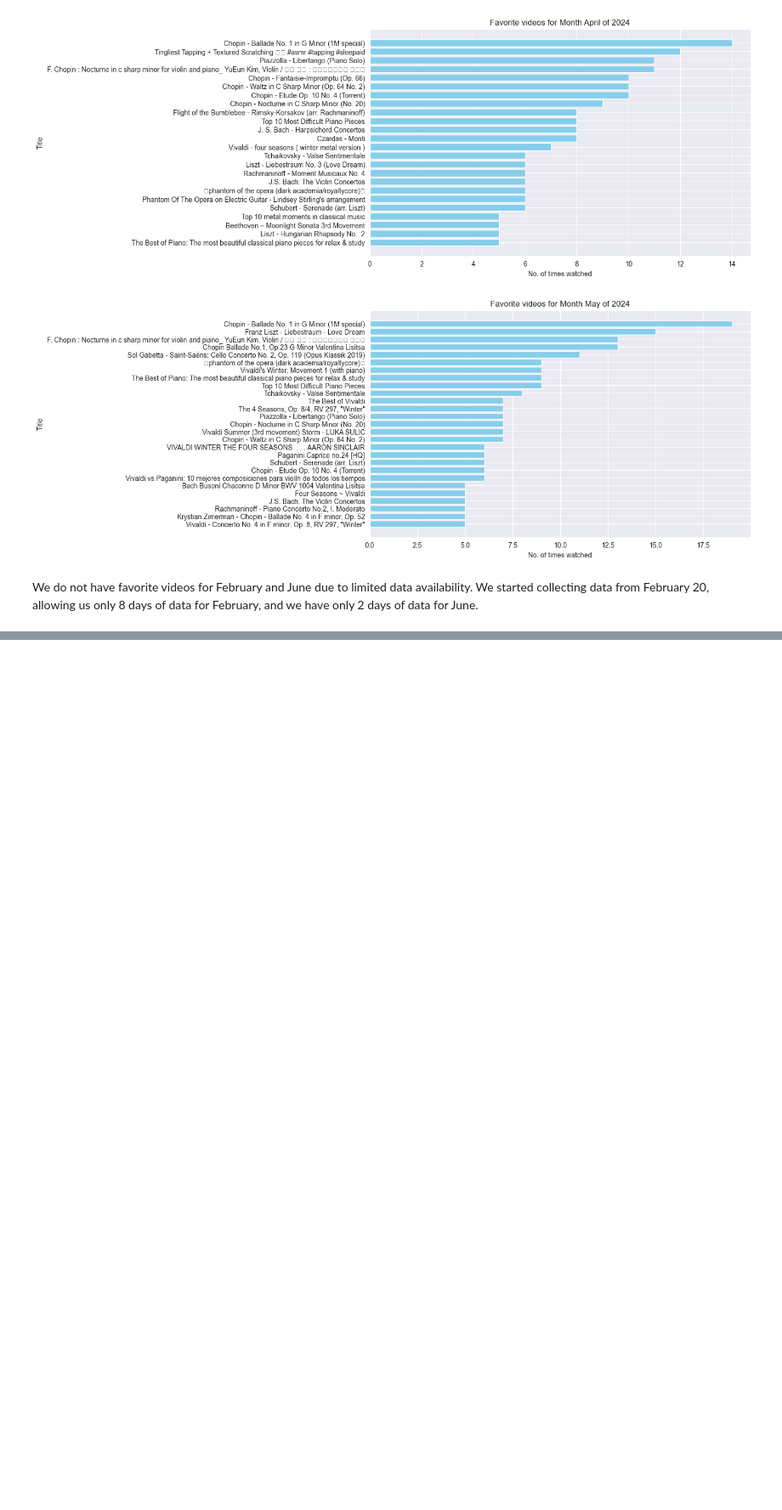
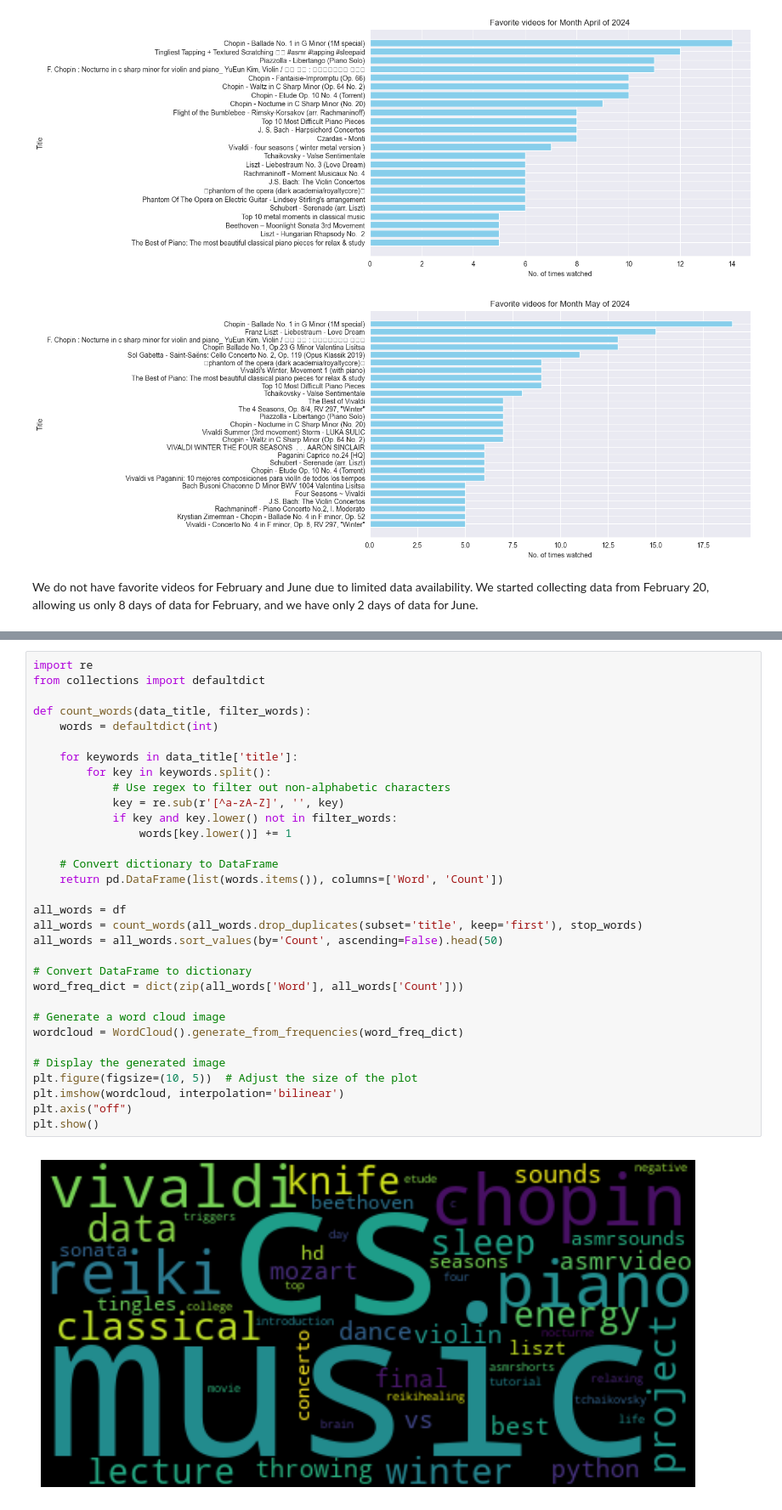
Before and after one commit to Johncarlodeveloper/YouTube-Watch-History-Data-to-CSV-file, a Jupyter notebook: analysis.ipynb, the cells around one changed output, grey strips where cells are left out. Shown at 85% size. Cells and saved outputs as stored; diff of their text form; blank space fills up the shorter version.

```diff
--- a/analysis.ipynb
+++ b/analysis.ipynb
@@ -462,0 +496,34 @@ We do not have favorite videos for February and June due to limited data availab
+# %%
+import re
+from collections import defaultdict
+
+def count_words(data_title, filter_words):
+    words = defaultdict(int)
+
+    for keywords in data_title['title']:
+        for key in keywords.split():
+            # Use regex to filter out non-alphabetic characters
+            key = re.sub(r'[^a-zA-Z]', '', key)
+            if key and key.lower() not in filter_words:
+                words[key.lower()] += 1
+
+    # Convert dictionary to DataFrame
+    return pd.DataFrame(list(words.items()), columns=['Word', 'Count'])
+
+all_words = df
+all_words = count_words(all_words.drop_duplicates(subset='title', keep='first'), stop_words)
+all_words = all_words.sort_values(by='Count', ascending=False).head(50)
+
+# Convert DataFrame to dictionary
+word_freq_dict = dict(zip(all_words['Word'], all_words['Count']))
+
+# Generate a word cloud image
+wordcloud = WordCloud().generate_from_frequencies(word_freq_dict)
+
+# Display the generated image
+plt.figure(figsize=(10, 5))  # Adjust the size of the plot
+plt.imshow(wordcloud, interpolation='bilinear')
+plt.axis("off")
+plt.show()
+# %% [output]
+[figure, added]
```
Also changed, not shown: parts of 4 cells of this notebook.
